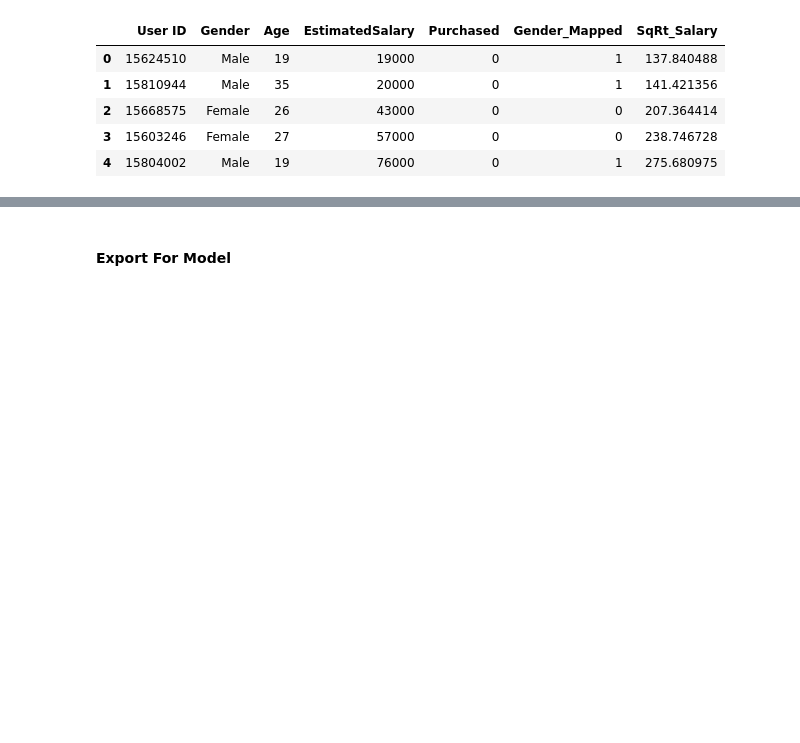
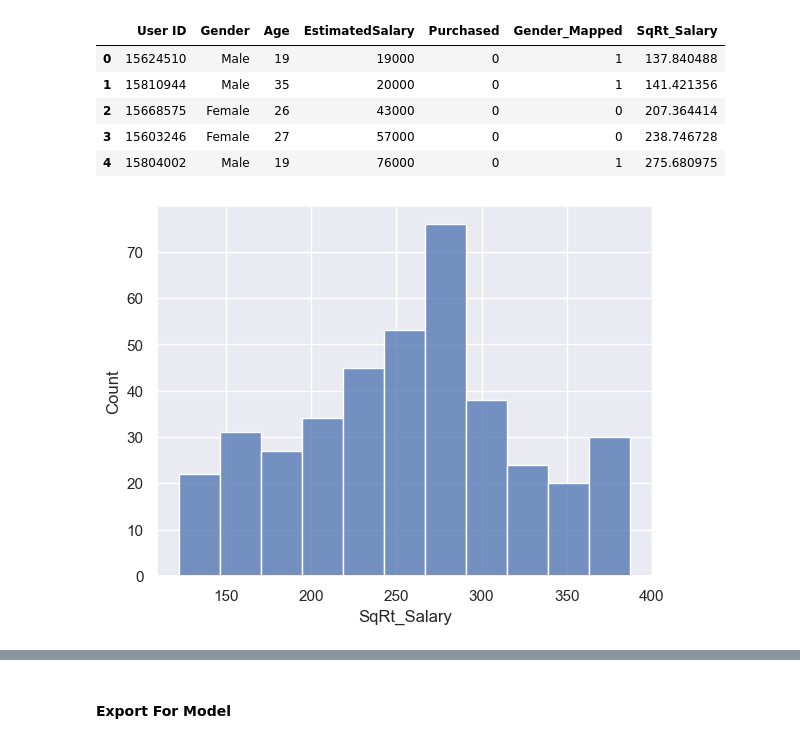
Before and after one commit to jac6779/deep-learning, a Jupyter notebook: 02_Preprocessing.ipynb, the cells around one changed output, grey strips where cells are left out. Cells and saved outputs as stored; diff of their text form; code cells hidden in the pictures; blank space fills up the shorter version.

```diff
--- a/02_Preprocessing.ipynb
+++ b/02_Preprocessing.ipynb
@@ -46,6 +42,12 @@ data.head()
 | 2 | 15668575 | Female | 26 | 43000 | 0 | 0 | 207.364414 |
 | 3 | 15603246 | Female | 27 | 57000 | 0 | 0 | 238.746728 |
 | 4 | 15804002 | Male | 19 | 76000 | 0 | 1 | 275.680975 |
+# %%
+# Plot transformed data
+sns.histplot(data, x="SqRt_Salary")
+plt.show()
+# %% [output]
+[figure, added]
 # %%
 # Scale "EstimatedSalary" and "Age" columns
 from sklearn.preprocessing import StandardScaler
```
Also changed, not shown: parts of 4 cells of this notebook, 1 other file.
